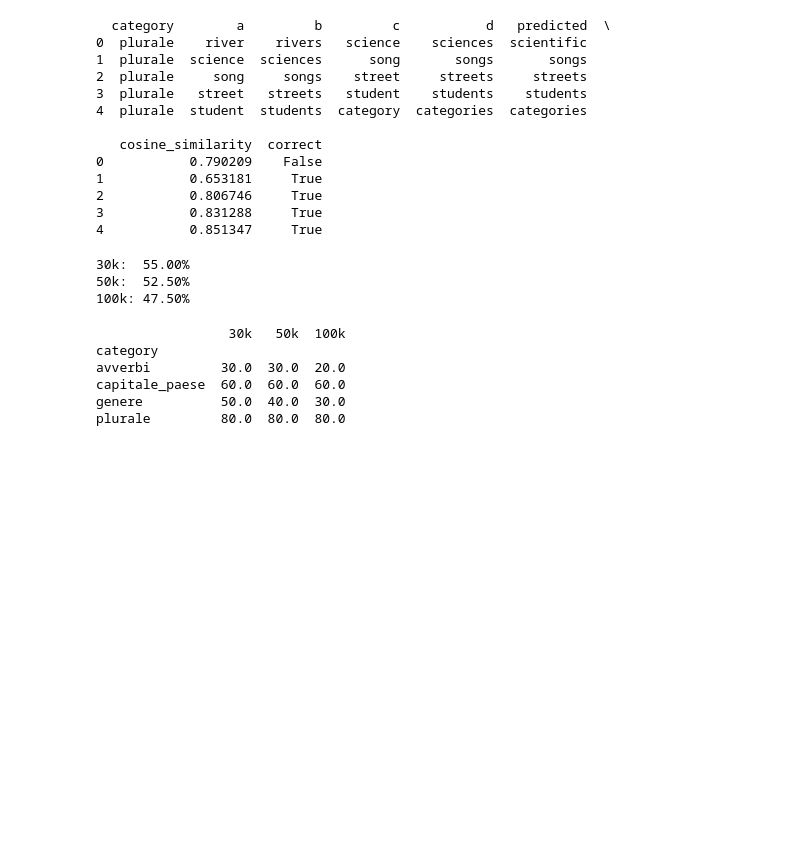
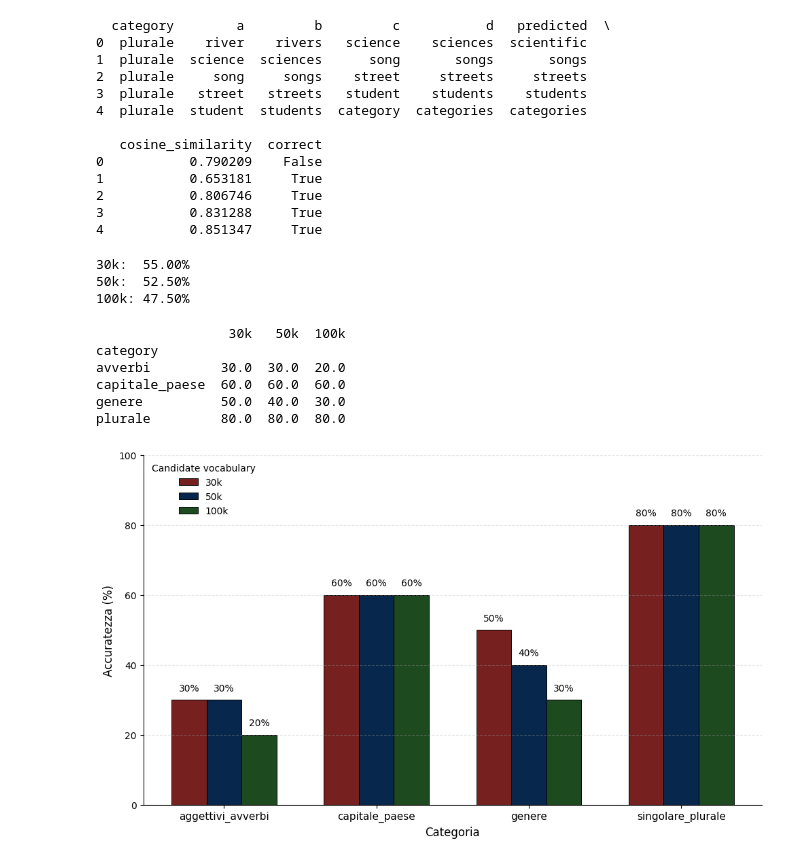
Before and after one commit to MarcoBuonanno/Tesi_2025-26-La-Geometria-degli-Embedding-di-un-LLm, a Jupyter notebook: Esercizio_3/Es3_tesi.ipynb, the cells around one changed output. Drawn from its saved outputs; the diff is of its cells as text; code cells hidden in the pictures; blank space fills up the shorter version.

```diff
--- a/Esercizio_3/Es3_tesi.ipynb
+++ b/Esercizio_3/Es3_tesi.ipynb
@@ -345,3 +347,83 @@ avverbi         30.0  30.0  20.0
 capitale_paese  60.0  60.0  60.0
 genere          50.0  40.0  30.0
 plurale         80.0  80.0  80.0
+# %%
+#rinomino categorie per il grafico
+tabella_accuracy = tabella_accuracy.rename(index = {"avverbi" : "aggettivi_avverbi", "plurale" : "singolare_plurale"})
+# %%
+#provo a visualizzarli in grafici ispirati a documentazione trovata
+tabella_plot = tabella_accuracy.drop(index="Totale", errors="ignore")
+
+x = np.arange(len(tabella_plot.index))
+width = 0.23
+
+fig, ax = plt.subplots(figsize=(10, 6))
+
+bars1 = ax.bar(
+    x - width, tabella_plot["30k"], width,
+    label="30k",
+    color="#762020",
+    edgecolor="black",
+    linewidth=0.7
+)
+
+bars2 = ax.bar(
+    x, tabella_plot["50k"], width,
+    label="50k",
+    color="#07274C",
+    edgecolor="black",
+    linewidth=0.7
+)
+
+bars3 = ax.bar(
+    x + width, tabella_plot["100k"], width,
+    label="100k",
+    color="#1E4A20",
+    edgecolor="black",
+    linewidth=0.7
+)
+
+# Etichette delle percentuali
+for bars in [bars1, bars2, bars3]:
+    for bar in bars:
+        height = bar.get_height()
+        ax.text(
+            bar.get_x() + bar.get_width() / 2,
+            height + 2,
+            f"{height:.0f}%",
+            ha="center",
+            va="bottom",
+            fontsize=10
+        )
+
+ax.set_xlabel("Categoria", fontsize=12)
+ax.set_ylabel("Accuratezza (%)", fontsize=12)
+
+ax.set_xticks(x)
+ax.set_xticklabels(tabella_plot.index, fontsize=11)
+
+ax.set_ylim(0, 100)
+ax.set_yticks(np.arange(0, 101, 20))
+
+# Griglia solo orizzontale
+ax.grid(
+    axis="y",
+    linestyle="--",
+    alpha=0.3
+)
+
+# Tolgo i bordi superiore e destro
+ax.spines["top"].set_visible(False)
+ax.spines["right"].set_visible(False)
+
+ax.legend(
+    title="Candidate vocabulary",
+    frameon=False,
+    fontsize=10,
+    title_fontsize=10
+)
+
+plt.tight_layout()
+plt.show()
+# %% [output]
+[figure, added]
```
Also changed, not shown: parts of 2 cells of this notebook, 2 other files.
